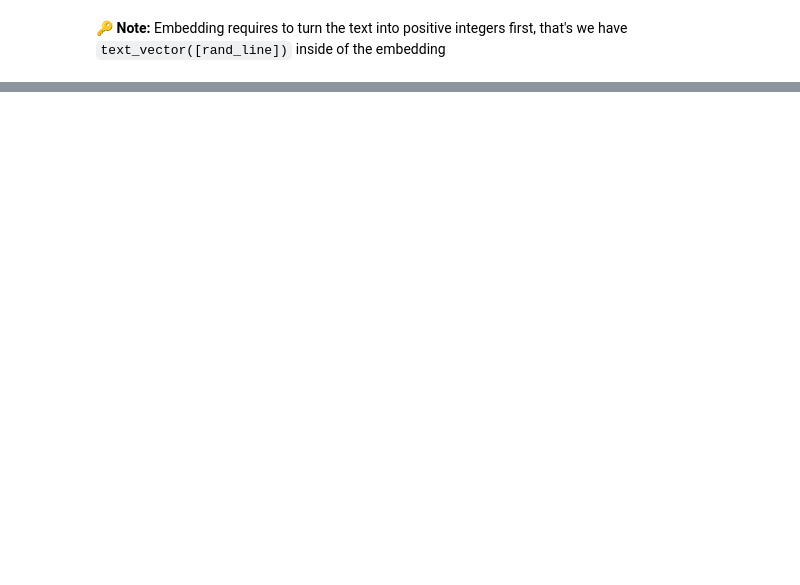
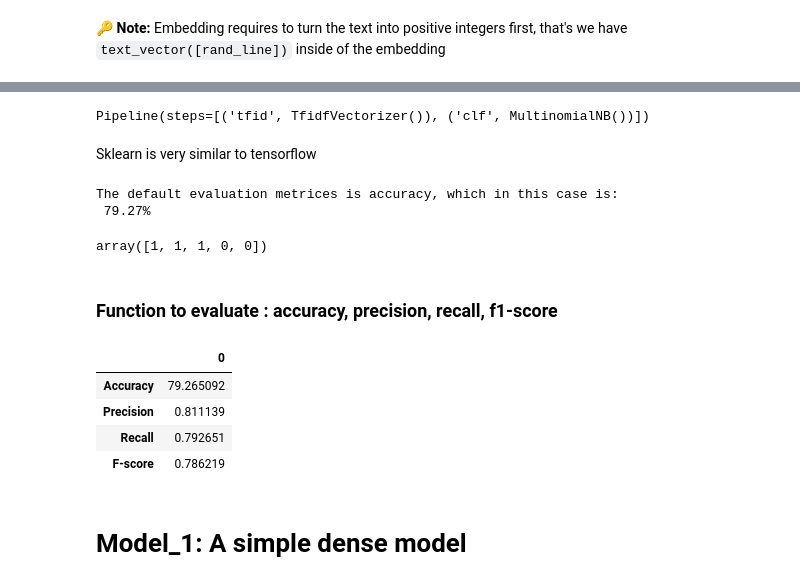
Before and after one commit to Jayveersinh-Raj/intro_NLP_tensorflow, a Jupyter notebook: Intro_NLP.ipynb, the cells around one changed output, grey strips where cells are left out. Saved outputs shown, nothing was run; the diff lists cells and outputs as text; code cells hidden in the pictures; blank space fills up the shorter version.

```diff
--- a/Intro_NLP.ipynb
+++ b/Intro_NLP.ipynb
@@ -350,0 +360,56 @@ The embedding :
+# %%
+# Now lets import our libraries and model using Sklearn
+from sklearn.feature_extraction.text import TfidfVectorizer
+from sklearn.naive_bayes import MultinomialNB
+from sklearn.pipeline import Pipeline # This is same as Keras's Sequential API
+
+# Create tokenization and modelling pipeline
+model_0 = Pipeline([
+("tfid", TfidfVectorizer()), # Converts words to numbers using tfidf
+("clf", MultinomialNB()) # model the text, "clf" is short for 'classifier', in this case we are using MultinomialNB as classifier
+])
+
+# Fit the pipeline to the training data
+model_0.fit(train_lines, train_labels)
+# %% [output]
+Pipeline(steps=[('tfid', TfidfVectorizer()), ('clf', MultinomialNB())])
+# %% [markdown]
+Sklearn is very similar to tensorflow
+# %%
+# Lets evaluate our baseline model
+score = model_0.score(val_lines, val_labels)
+print(f"The default evaluation metrices is accuracy, which in this case is: \n {score*100:.2f}%")
+# %% [output]
+The default evaluation metrices is accuracy, which in this case is:
+ 79.27%
+# %%
+# We can also make predictions, the same as tensorflow
+preds = model_0.predict(val_lines)
+preds[:5] # To see just the top 5
+# %% [output]
+array([1, 1, 1, 0, 0])
+# %% [markdown]
+### Function to evaluate : accuracy, precision, recall, f1-score
+# %%
+# Lets create the function to give us a dictonary of evulation metrices using sklearn
+from sklearn.metrics import accuracy_score, precision_recall_fscore_support
+def evaluation_result(y_true, y_pred):
+  accuracy = accuracy_score(y_true, y_pred)
+  precision, recall, fscore, _ = precision_recall_fscore_support(y_true, y_pred, average = 'weighted') # underscore is blank in python, because the function will return 4 values and we need just 3
+  evaluation = {"Accuracy" : accuracy*100,
+                "Precision" : precision,
+                "Recall" : recall,
+                "F-score" : fscore}
+  return pd.DataFrame.from_dict(evaluation, orient = 'index')
+# %%
+# Lets use the above function to see
+model_0_evaluation = evaluation_result(val_labels, preds)
+model_0_evaluation
+# %% [output]
+|  | 0 |
+| Accuracy | 79.265092 |
+| Precision | 0.811139 |
+| Recall | 0.792651 |
+| F-score | 0.786219 |
+# %% [markdown]
+# Model_1: A simple dense model
```
Also changed, not shown: parts of 28 cells of this notebook.
